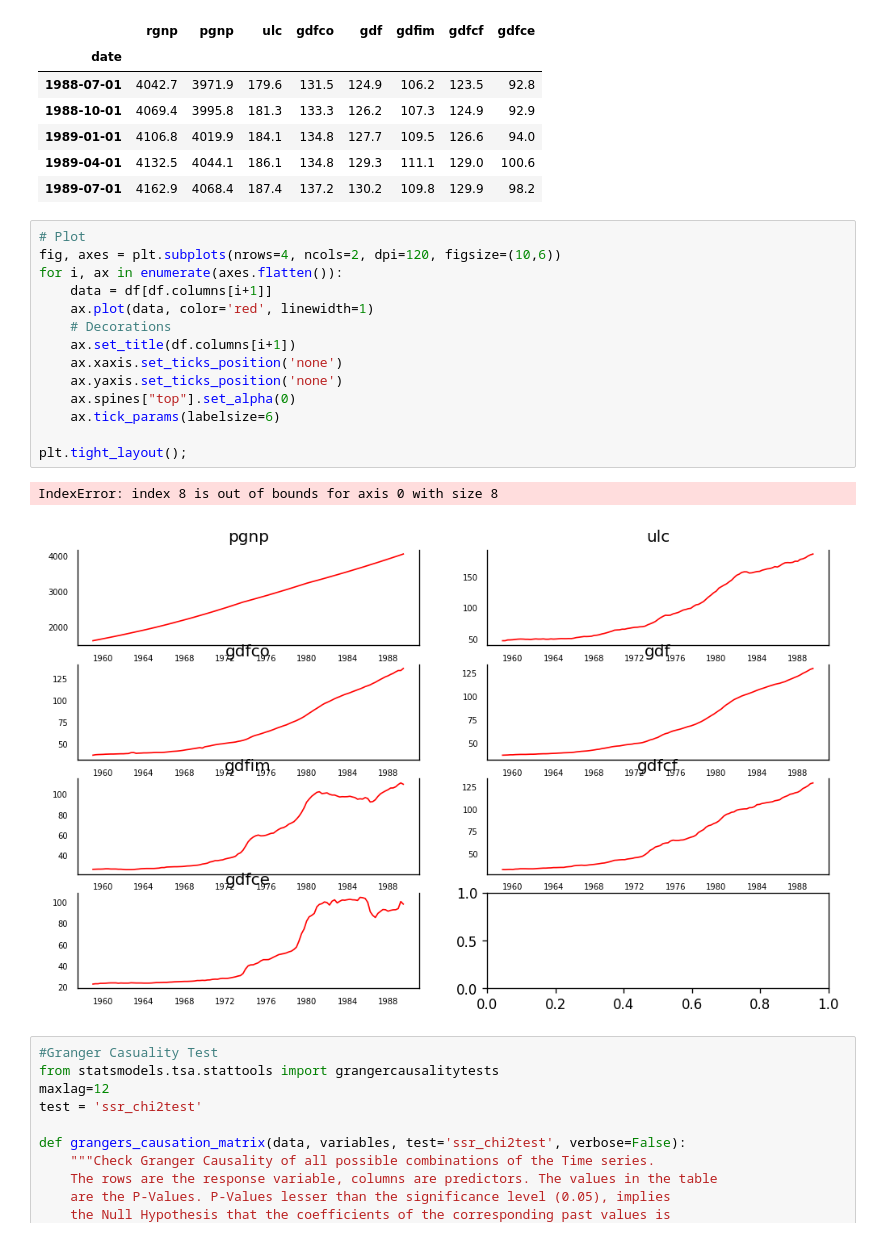
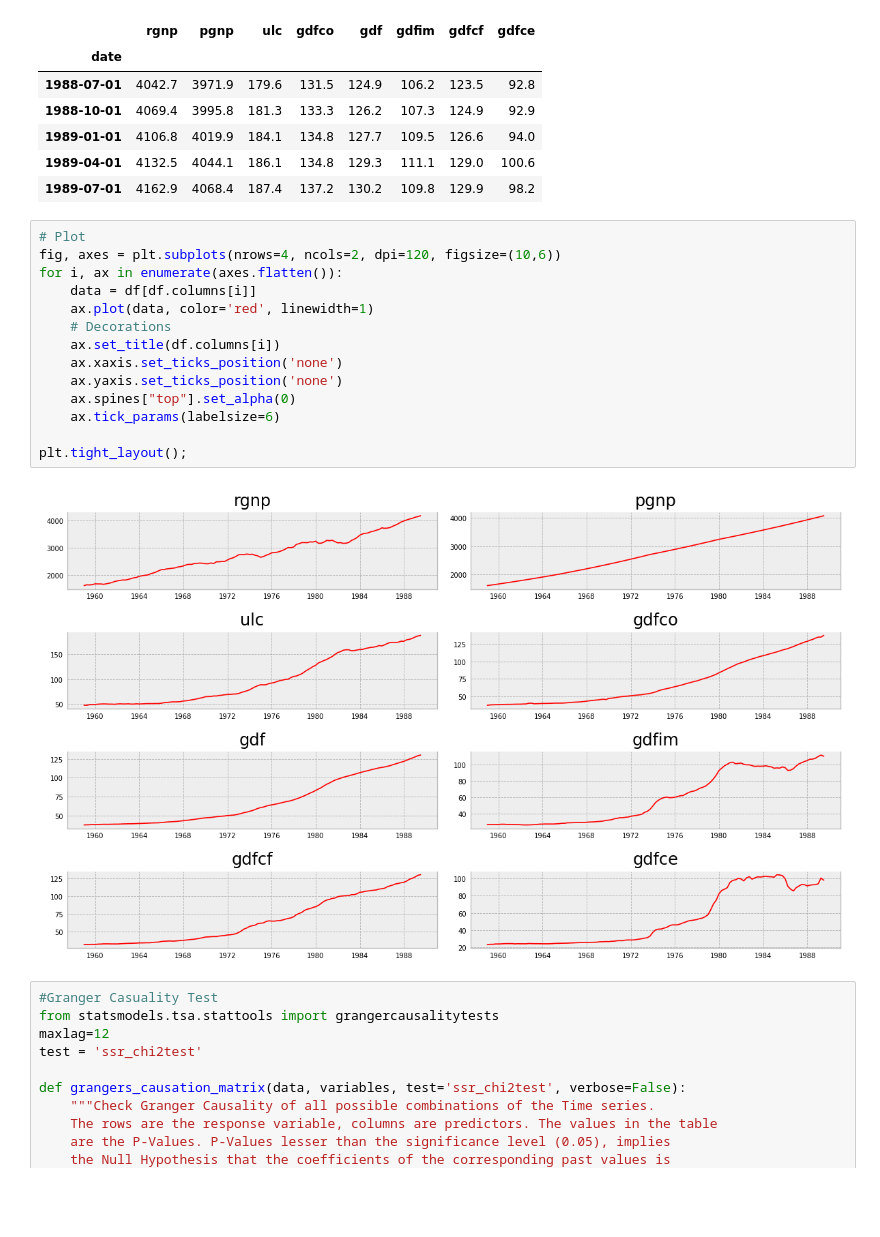
Before and after one commit to Addechander/Exploratory-Data-Analysis, a Jupyter notebook: Time Series Analysis Part 4/Vector Autoregression.ipynb, the cells around one changed output. Saved outputs shown, nothing was run; the diff lists cells and outputs as text; blank space fills up the shorter version.

```diff
--- a/Time Series Analysis Part 4/Vector Autoregression.ipynb
+++ b/Time Series Analysis Part 4/Vector Autoregression.ipynb
@@ -42,20 +42,19 @@ df.tail()
 # %%
 # Plot
 fig, axes = plt.subplots(nrows=4, ncols=2, dpi=120, figsize=(10,6))
 for i, ax in enumerate(axes.flatten()):
-    data = df[df.columns[i+1]]
+    data = df[df.columns[i]]
     ax.plot(data, color='red', linewidth=1)
     # Decorations
-    ax.set_title(df.columns[i+1])
+    ax.set_title(df.columns[i])
     ax.xaxis.set_ticks_position('none')
     ax.yaxis.set_ticks_position('none')
     ax.spines["top"].set_alpha(0)
     ax.tick_params(labelsize=6)
 
 plt.tight_layout();
 # %% [output]
-IndexError: index 8 is out of bounds for axis 0 with size 8
-[figure, old version]
+[figure, new version]
 # %%
 #Granger Casuality Test
 from statsmodels.tsa.stattools import grangercausalitytests
```
Also changed, not shown: parts of 15 cells of this notebook.
